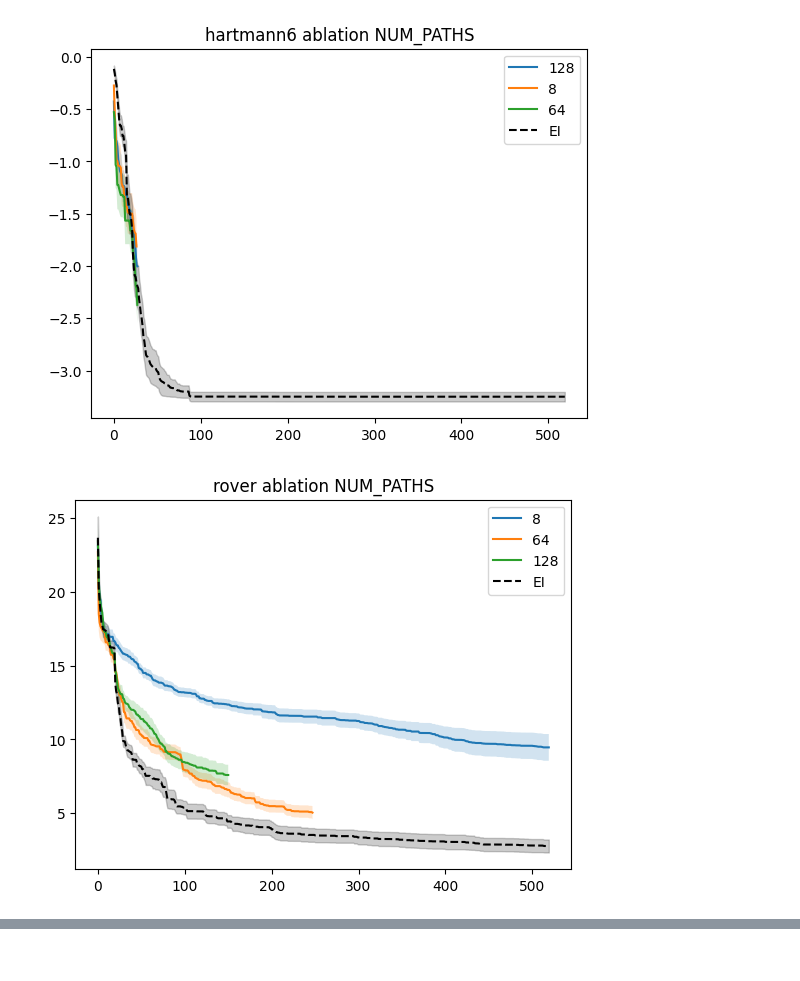
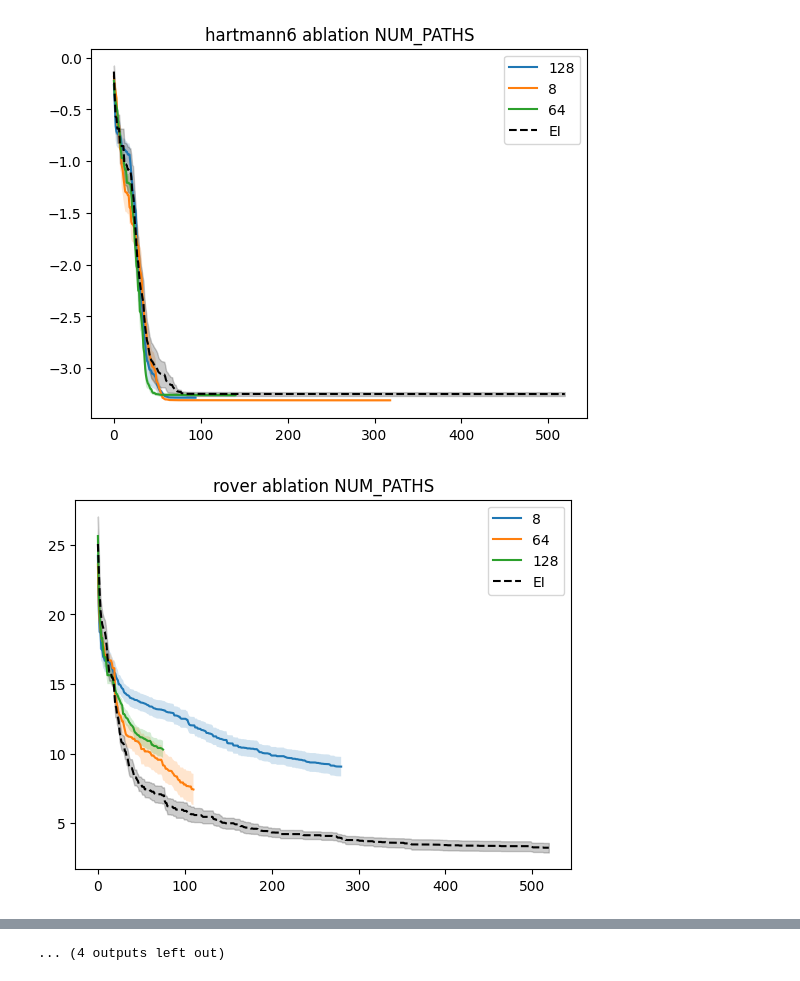
Before and after one commit to NUOJIN/variational-entropy-search, a Jupyter notebook: results_gamma_vs_ei.ipynb, the cells around one changed output, grey strips where cells are left out. Cells and saved outputs as stored; diff of their text form; code cells hidden in the pictures.

Commit message:
update results and root finding

```diff
--- a/results_gamma_vs_ei.ipynb
+++ b/results_gamma_vs_ei.ipynb
@@ -5,12 +5,25 @@ import json
 import numpy as np
 from matplotlib import pyplot as plt
 # %%
-benchmarks = ['branin2','hartmann6', 'rover', 'mopta08', 'prior_sample_2d_ls0.5', 'prior_sample_2d_ls1', 'prior_sample_2d_ls2']
+benchmarks = ['branin2','hartmann6', 'rover', 'mopta08', 'prior_sample_2d_ls0.5', 'prior_sample_2d_ls1', 'prior_sample_2d_ls2','prior_sample_50d_ls0.5', 'prior_sample_50d_ls1', 'prior_sample_50d_ls2']
 
-run_dirs = glob.glob('results/ves_gamma_vs_ei/*')
+run_dirs = glob.glob('results/ves_gamma_vs_ei2/*')
 
 for benchmark in benchmarks:
+
+    def general_dir_match(
+            args: dict,
+    ):
+        if not 'prior_sample' in benchmark:
+            return True
+        else:
+            ls = float(benchmark.split('_')[-1][2:])
+            set_ls = args['set_lengthscale']
+            print(ls, set_ls, set_ls is None)
+            return set_ls is None# and float(ls) == float(set_ls)
+
     relevant_dirs = [d for d in run_dirs if json.load(open(f'{d}/args.json'))['benchmark'] == benchmark]
+
 
     def def_dir_match(
             args: dict
@@ -24,6 +37,7 @@ for benchmark in benchmarks:
     ei_dirs = [d for d in relevant_dirs if f'{d}/train_x_ei.npy' in glob.glob(f'{d}/*')]
     # remove ei_dirs from relevant_dirs
     relevant_dirs = [d for d in relevant_dirs if d not in ei_dirs]
+    relevant_dirs = [d for d in relevant_dirs if general_dir_match(json.load(open(f'{d}/args.json')))]
 
     default_dirs = [d for d in relevant_dirs if def_dir_match(json.load(open(f'{d}/args.json')))]
 
@@ -68,2 +82,2 @@ for benchmark in benchmarks:
-[figure, old version]
+[figure, new version]
-[figure, old version]
+[figure, new version]
@@ -73,0 +157 @@ for benchmark in benchmarks:
+... (4 outputs left out)
```
Also changed, not shown: parts of 1 cell of this notebook, 1 other file.
